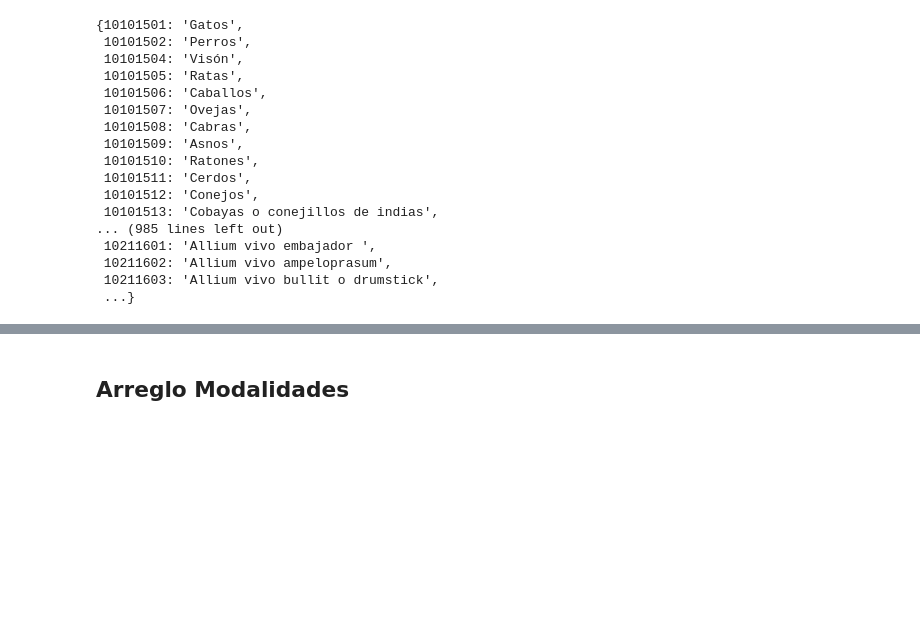
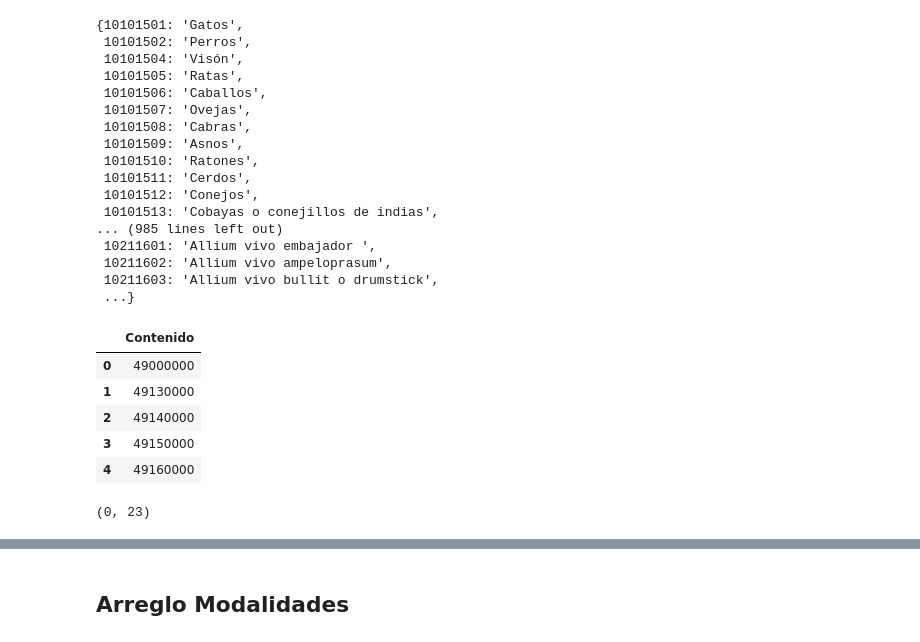
Before and after one commit to ANCP-CCE-Analitica/Solicitudes, a Jupyter notebook: Code/Data_Acquisition_and_Understanding/Notebooks/Análisis por UNSPSC.ipynb, the cells around one changed output, grey strips where cells are left out. Saved outputs shown, nothing was run; the diff lists cells and outputs as text; code cells hidden in the pictures; blank space fills up the shorter version.

```diff
--- a/Code/Data_Acquisition_and_Understanding/Notebooks/Análisis por UNSPSC.ipynb
+++ b/Code/Data_Acquisition_and_Understanding/Notebooks/Análisis por UNSPSC.ipynb
@@ -213,6 +163,21 @@ dict_unspsc
  10211602: 'Allium vivo ampeloprasum',
  10211603: 'Allium vivo bullit o drumstick',
  ...}
+# %%
+filtro_codigos_df = pd.read_csv('..\..\..\Sample_Data\Raw\Criterios de busqueda\Código UNSPSC\Insumos y Reactivos 2.csv')
+filtro_codigos_df.head()
+# %% [output]
+|  | Contenido |
+| 0 | 49000000 |
+| 1 | 49130000 |
+| 2 | 49140000 |
+| 3 | 49150000 |
+| 4 | 49160000 |
+# %%
+df = df[df['UNSPSC'].isin(filtro_codigos_df['Contenido'])]
+df.shape
+# %% [output]
+(0, 23)
 # %%
 def nombre_cod (cod):
     try:
```
Also changed, not shown: parts of 7 cells of this notebook, 7 other files.
